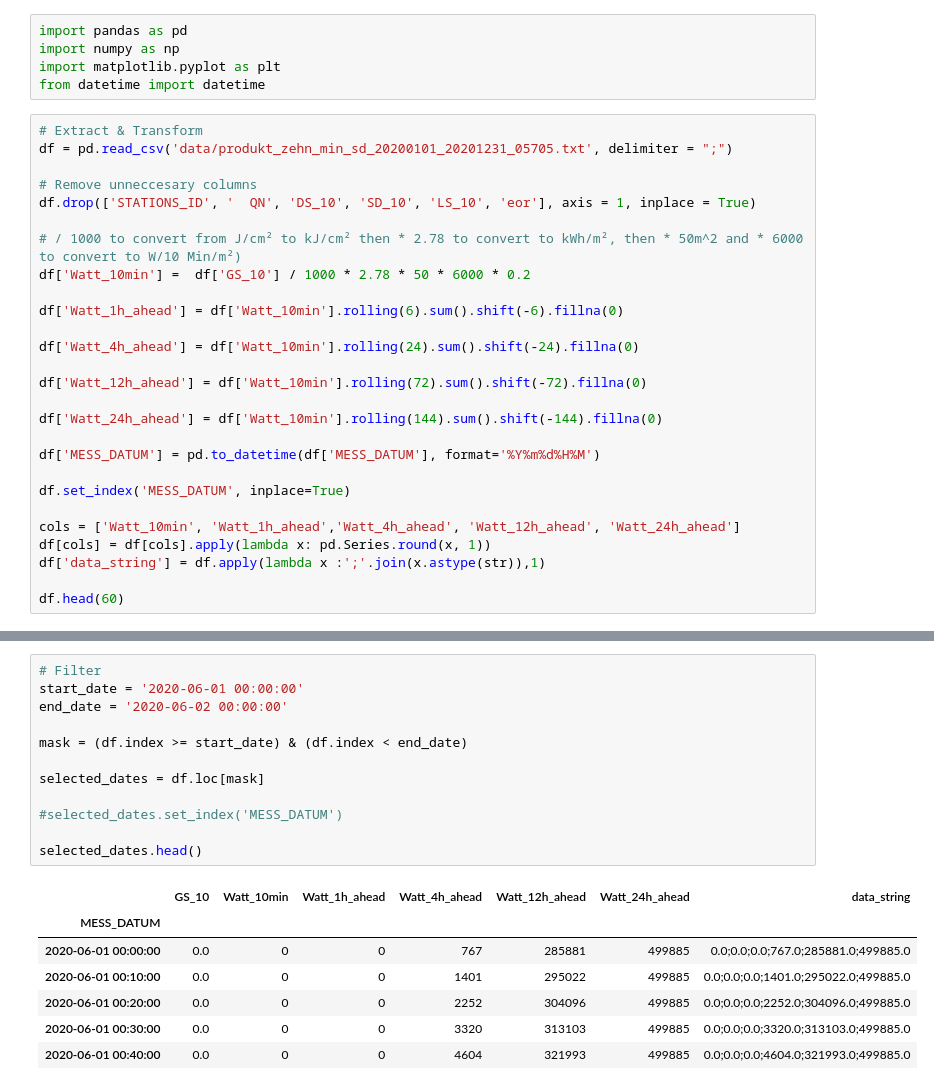
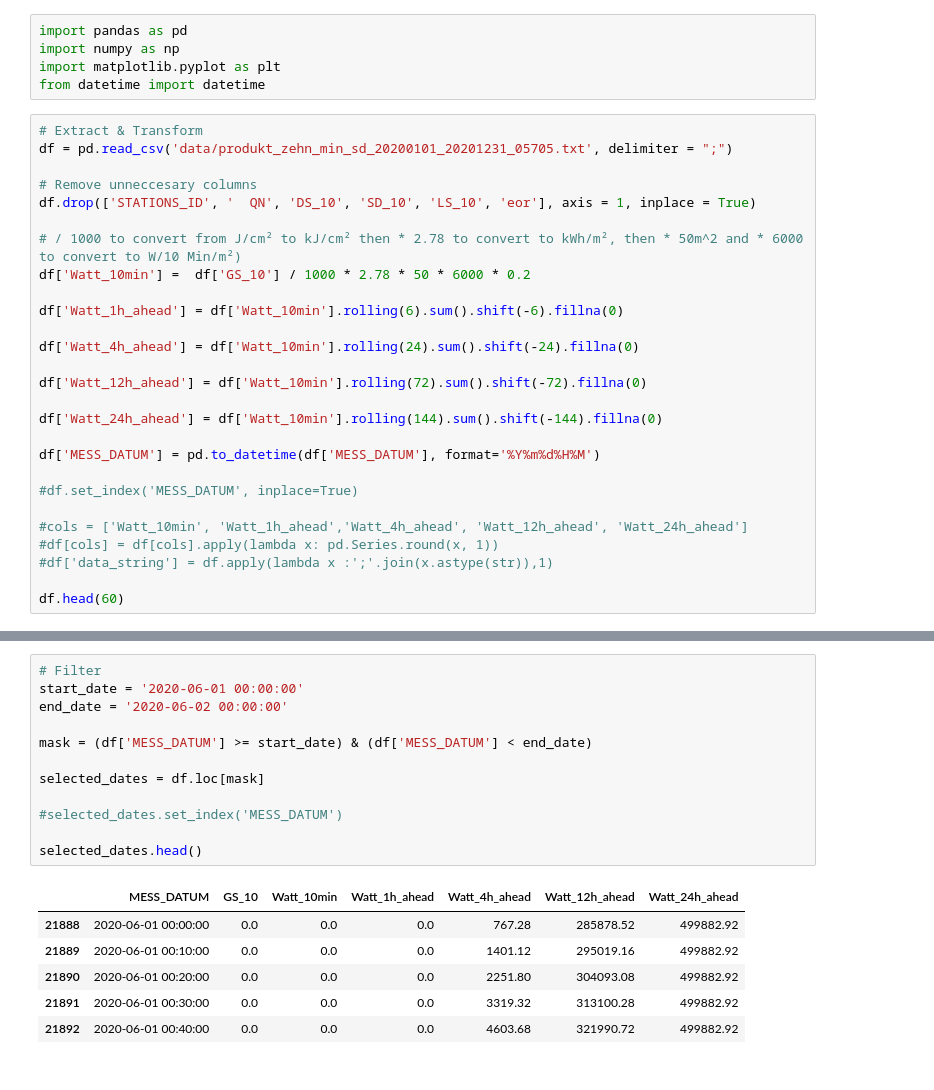
Before and after one commit to 7imo/green-k8s-energy-management, a Jupyter notebook: solardata.ipynb, the cells around one changed output, grey strips where cells are left out. Drawn from its saved outputs; the diff is of its cells as text.

```diff
--- a/solardata.ipynb
+++ b/solardata.ipynb
@@ -23,11 +23,11 @@ df['Watt_24h_ahead'] = df['Watt_10min'].rolling(144).sum().shift(-144).fillna(0)
 
 df['MESS_DATUM'] = pd.to_datetime(df['MESS_DATUM'], format='%Y%m%d%H%M')
 
-df.set_index('MESS_DATUM', inplace=True)
+#df.set_index('MESS_DATUM', inplace=True)
 
-cols = ['Watt_10min', 'Watt_1h_ahead','Watt_4h_ahead', 'Watt_12h_ahead', 'Watt_24h_ahead']
-df[cols] = df[cols].apply(lambda x: pd.Series.round(x, 1))
-df['data_string'] = df.apply(lambda x :';'.join(x.astype(str)),1)
+#cols = ['Watt_10min', 'Watt_1h_ahead','Watt_4h_ahead', 'Watt_12h_ahead', 'Watt_24h_ahead']
+#df[cols] = df[cols].apply(lambda x: pd.Series.round(x, 1))
+#df['data_string'] = df.apply(lambda x :';'.join(x.astype(str)),1)
 
 df.head(60)
 # %% [output]
@@ -52,20 +82,19 @@ df.head(60)
 # %%
 # Filter
 start_date = '2020-06-01 00:00:00'
 end_date = '2020-06-02 00:00:00'
 
-mask = (df.index >= start_date) & (df.index < end_date)
+mask = (df['MESS_DATUM'] >= start_date) & (df['MESS_DATUM'] < end_date)
 
 selected_dates = df.loc[mask]
 
 #selected_dates.set_index('MESS_DATUM')
 
 selected_dates.head()
 # %% [output]
-|  | GS_10 | Watt_10min | Watt_1h_ahead | Watt_4h_ahead | Watt_12h_ahead | Watt_24h_ahead | data_string |
-| MESS_DATUM |  |  |  |  |  |  |  |
-| 2020-06-01 00:00:00 | 0.0 | 0 | 0 | 767 | 285881 | 499885 | 0.0;0.0;0.0;767.0;285881.0;499885.0 |
-| 2020-06-01 00:10:00 | 0.0 | 0 | 0 | 1401 | 295022 | 499885 | 0.0;0.0;0.0;1401.0;295022.0;499885.0 |
-| 2020-06-01 00:20:00 | 0.0 | 0 | 0 | 2252 | 304096 | 499885 | 0.0;0.0;0.0;2252.0;304096.0;499885.0 |
-| 2020-06-01 00:30:00 | 0.0 | 0 | 0 | 3320 | 313103 | 499885 | 0.0;0.0;0.0;3320.0;313103.0;499885.0 |
-| 2020-06-01 00:40:00 | 0.0 | 0 | 0 | 4604 | 321993 | 499885 | 0.0;0.0;0.0;4604.0;321993.0;499885.0 |
+|  | MESS_DATUM | GS_10 | Watt_10min | Watt_1h_ahead | Watt_4h_ahead | Watt_12h_ahead | Watt_24h_ahead |
+| 21888 | 2020-06-01 00:00:00 | 0.0 | 0.0 | 0.0 | 767.28 | 285878.52 | 499882.92 |
+| 21889 | 2020-06-01 00:10:00 | 0.0 | 0.0 | 0.0 | 1401.12 | 295019.16 | 499882.92 |
+| 21890 | 2020-06-01 00:20:00 | 0.0 | 0.0 | 0.0 | 2251.80 | 304093.08 | 499882.92 |
+| 21891 | 2020-06-01 00:30:00 | 0.0 | 0.0 | 0.0 | 3319.32 | 313100.28 | 499882.92 |
+| 21892 | 2020-06-01 00:40:00 | 0.0 | 0.0 | 0.0 | 4603.68 | 321990.72 | 499882.92 |
```
Also changed, not shown: parts of 3 cells of this notebook, 13 other files.
